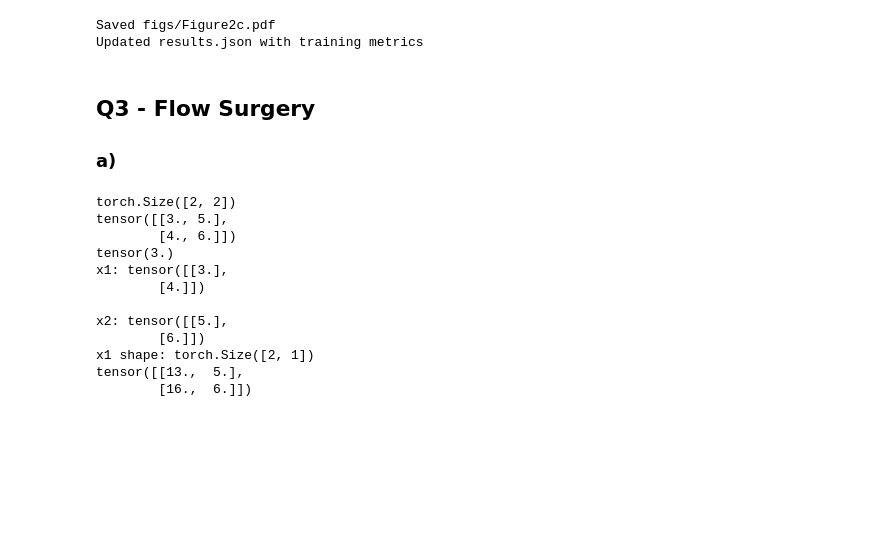
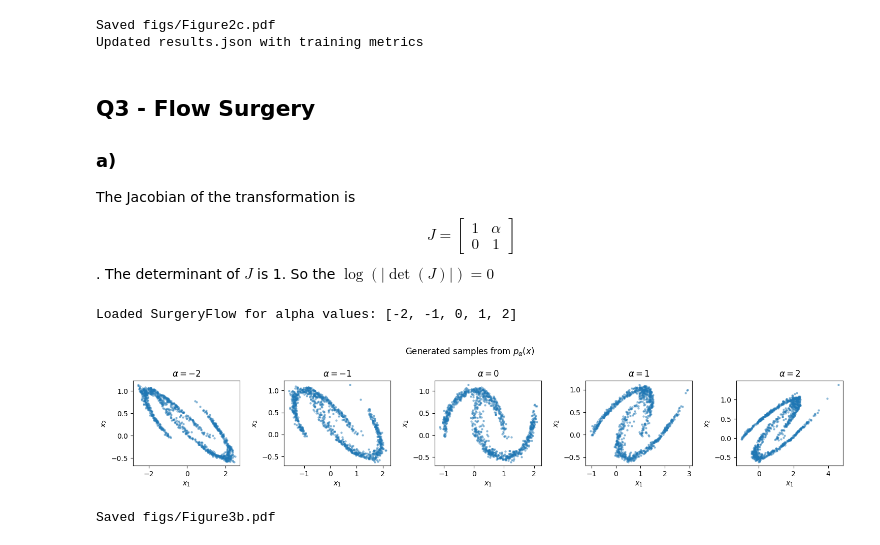
Before and after one commit to rowan-dauria/m2-coursework, a Jupyter notebook: coursework.ipynb, the cells around one changed output. Saved outputs shown, nothing was run; the diff lists cells and outputs as text; code cells hidden in the pictures; blank space fills up the shorter version.

```diff
--- a/coursework.ipynb
+++ b/coursework.ipynb
@@ -394,28 +394,47 @@ Updated results.json with training metrics
 ## Q3 - Flow Surgery
 
 ### a)
+
+The Jacobian of the transformation is $$J = \begin{bmatrix} 1 & \alpha \\ 0 & 1 \end{bmatrix}$$. The determinant of $J$ is 1. So the $\log(|\det(J)|)=0$
 # %%
-def map(z: torch.Tensor, alpha: float):
-    z1, z2 = z.chunk(2, dim=-1)
-    z1 = z1 + alpha * z2
-    x = torch.cat((z1, z2), dim=-1)
-    return
-
-def inv_map(y: torch.Tensor, alpha: float):
-    y1, y2 = tor
-
-r = map(blah, 2.)
-print(r)
+alpha = [-2, -1, 0, 1, 2]
-# %% [output]
-torch.Size([2, 2])
-tensor([[3., 5.],
-        [4., 6.]])
-tensor(3.)
-x1: tensor([[3.],
-        [4.]])
-
-x2: tensor([[5.],
-        [6.]])
-x1 shape: torch.Size([2, 1])
-tensor([[13.,  5.],
-        [16.,  6.]])
+# %%
+checkpoint = torch.load("checkpoints/flow_full.pt", map_location="cpu")
+config = checkpoint["config"]
+
+surgery_models = {}
+for a in alpha:
+    m = SurgeryFlow(dim=config["dim"], hidden=config["hidden"], n_layers=config["n_layers"], alpha=a)
+    m.load_state_dict(checkpoint["state_dict"])
+    m.eval()
+    surgery_models[a] = m
+
+print("Loaded SurgeryFlow for alpha values:", alpha)
+# %% [output]
+Loaded SurgeryFlow for alpha values: [-2, -1, 0, 1, 2]
+# %%
+samples = {}
+
+for a in alpha:
+    with torch.no_grad():
+        z = torch.randn(1000, 2)
+        x, _ = surgery_models[a].forward(z)
+        samples[a] = x
+# %%
+fig, axes = plt.subplots(1, 5, figsize=(15, 3), sharex=False, sharey=False)
+
+for ax, a in zip(axes, alpha):
+    x_np = samples[a].numpy()
+    ax.scatter(x_np[:, 0], x_np[:, 1], s=5, alpha=0.4)
+    ax.set_title(f"$\\alpha = {a}$")
+    ax.set_xlabel("$x_1$")
+    ax.set_ylabel("$x_2$")
+
+fig.suptitle("Generated samples from $p_\\alpha(x)$")
+fig.tight_layout()
+fig.savefig("figs/Figure3b.pdf", bbox_inches="tight")
+plt.show()
+print("Saved figs/Figure3b.pdf")
+# %% [output]
+[figure, added]
+Saved figs/Figure3b.pdf
```
